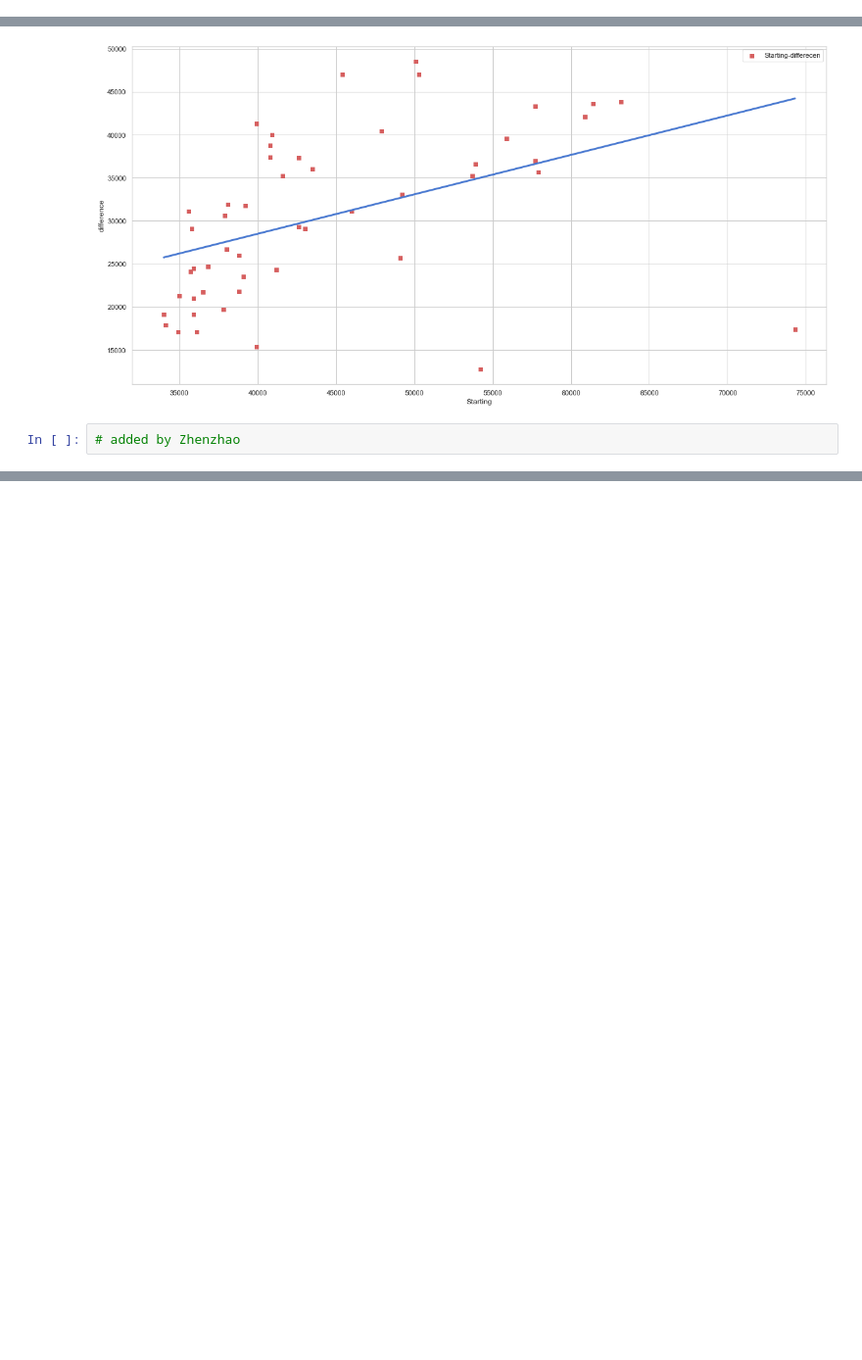
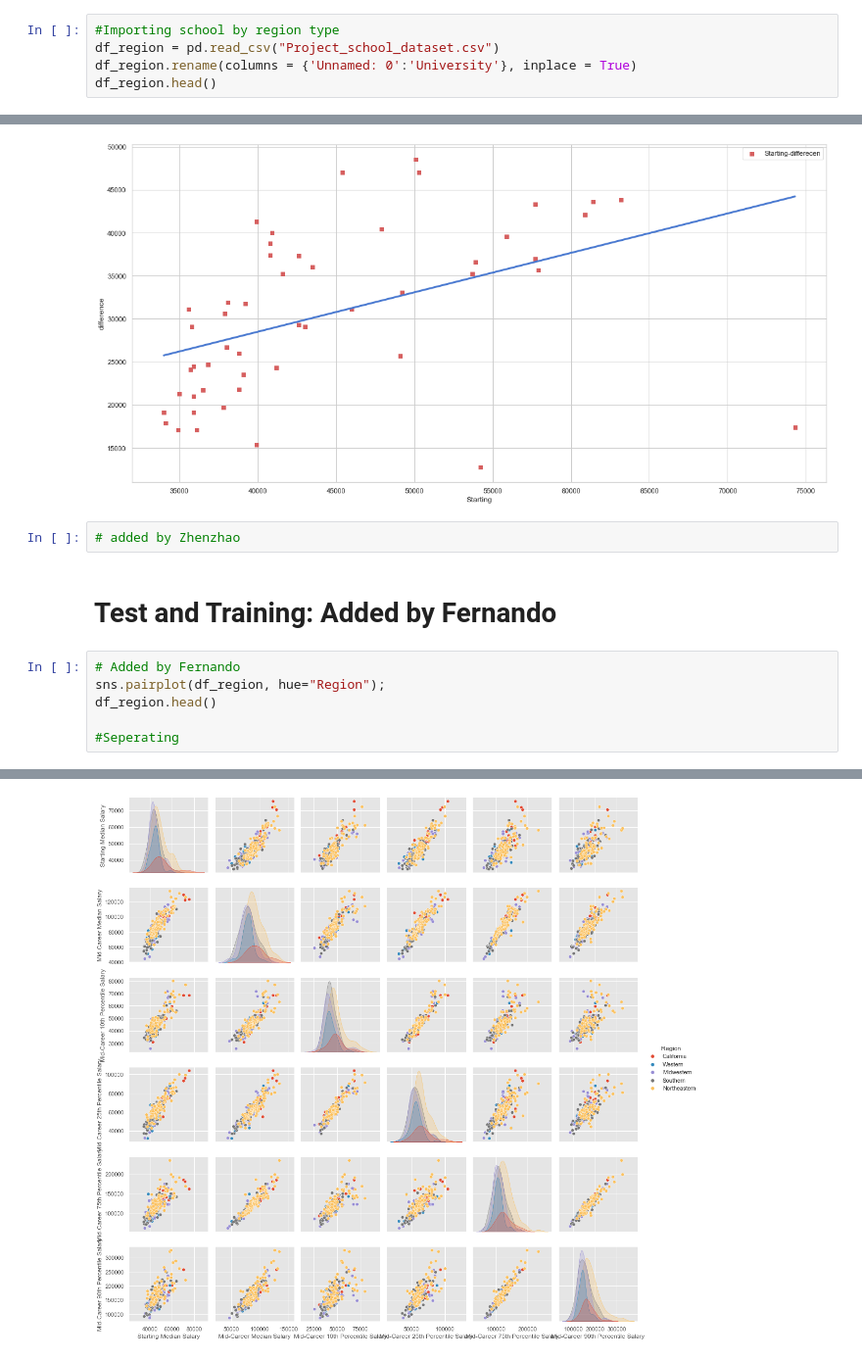
Before and after one commit to UU-Data-Science-Project/Degree-Analyzer, a Jupyter notebook: Project_File.ipynb, the cells around one changed output, grey strips where cells are left out. Shown at 98% size. Cells and saved outputs as stored; diff of their text form; blank space fills up the shorter version.

Commit message:
Update Fernando

```diff
--- a/Project_File.ipynb
+++ b/Project_File.ipynb
@@ -78,3 +79,8 @@ major.head()
 | 2 | Agriculture | 42600.0 | 71900.0 | 68.8 | 36300.0 | ... |
 | 3 | Anthropology | 36800.0 | 61500.0 | 67.1 | 33800.0 | ... |
 | 4 | Architecture | 41600.0 | 76800.0 | 84.6 | 50600.0 | ... |
+# %%
+#Importing school by region type
+df_region = pd.read_csv("Project_school_dataset.csv")
+df_region.rename(columns = {'Unnamed: 0':'University'}, inplace = True)
+df_region.head()
@@ -452,3 +464,12 @@ strong multicollinearity or other numerical problems.
 [figure]
 # %%
 # added by Zhenzhao
+# %% [markdown]
+# Test and Training: Added by Fernando
+# %%
+# Added by Fernando
+sns.pairplot(df_region, hue="Region");
+df_region.head()
+
+#Seperating
+# %% [output]
@@ -454,0 +482 @@ strong multicollinearity or other numerical problems.
+[figure, added]
```
Also changed, not shown: parts of 8 cells of this notebook.
